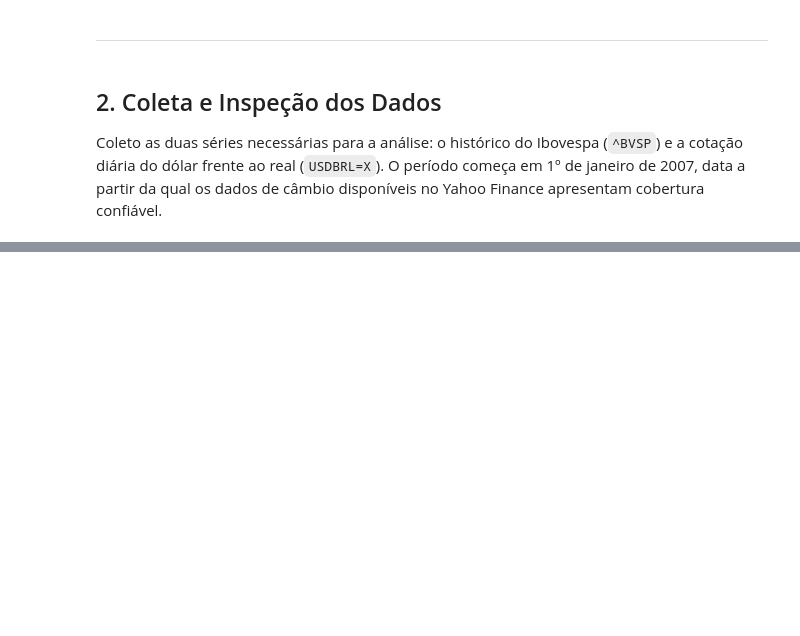
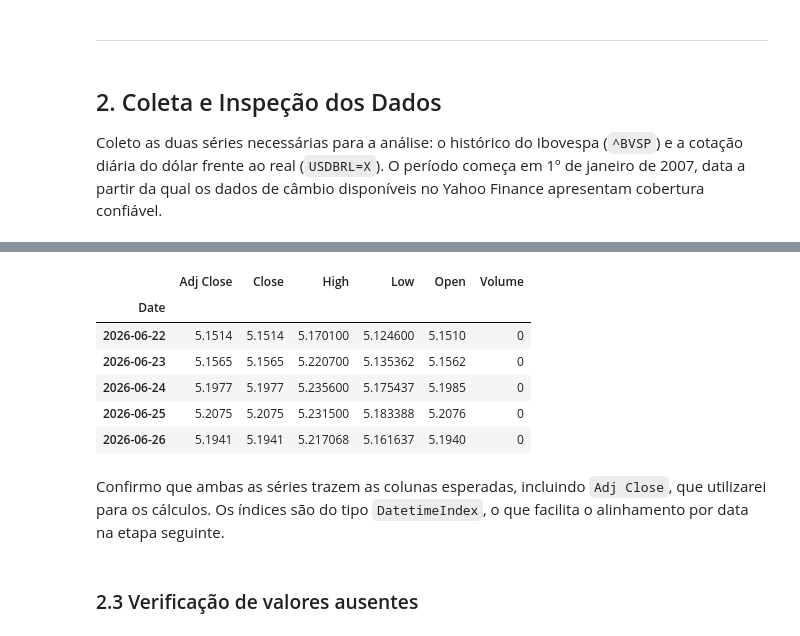
Before and after one commit to esscova/financas-quantitativas, a Jupyter notebook: Ibovespa dolarizado/ibovespa_dolarizado.ipynb, the cells around one changed output, grey strips where cells are left out. Drawn from its saved outputs; the diff is of its cells as text; code cells hidden in the pictures; blank space fills up the shorter version.

```diff
--- a/Ibovespa dolarizado/ibovespa_dolarizado.ipynb
+++ b/Ibovespa dolarizado/ibovespa_dolarizado.ipynb
@@ -142,0 +175,16 @@ cobertura confiável.
+# %%
+dolar.tail()
+# %% [output]
+|  | Adj Close | Close | High | Low | Open | Volume |
+| Date |  |  |  |  |  |  |
+| 2026-06-22 | 5.1514 | 5.1514 | 5.170100 | 5.124600 | 5.1510 | 0 |
+| 2026-06-23 | 5.1565 | 5.1565 | 5.220700 | 5.135362 | 5.1562 | 0 |
+| 2026-06-24 | 5.1977 | 5.1977 | 5.235600 | 5.175437 | 5.1985 | 0 |
+| 2026-06-25 | 5.2075 | 5.2075 | 5.231500 | 5.183388 | 5.2076 | 0 |
+| 2026-06-26 | 5.1941 | 5.1941 | 5.217068 | 5.161637 | 5.1940 | 0 |
+# %% [markdown]
+Confirmo que ambas as séries trazem as colunas esperadas, incluindo `Adj Close`, que utilizarei
+para os cálculos. Os índices são do tipo `DatetimeIndex`, o que facilita o alinhamento por data
+na etapa seguinte.
+# %% [markdown]
+### 2.3 Verificação de valores ausentes
```
Also changed, not shown: parts of 29 cells of this notebook, 1 other file.
